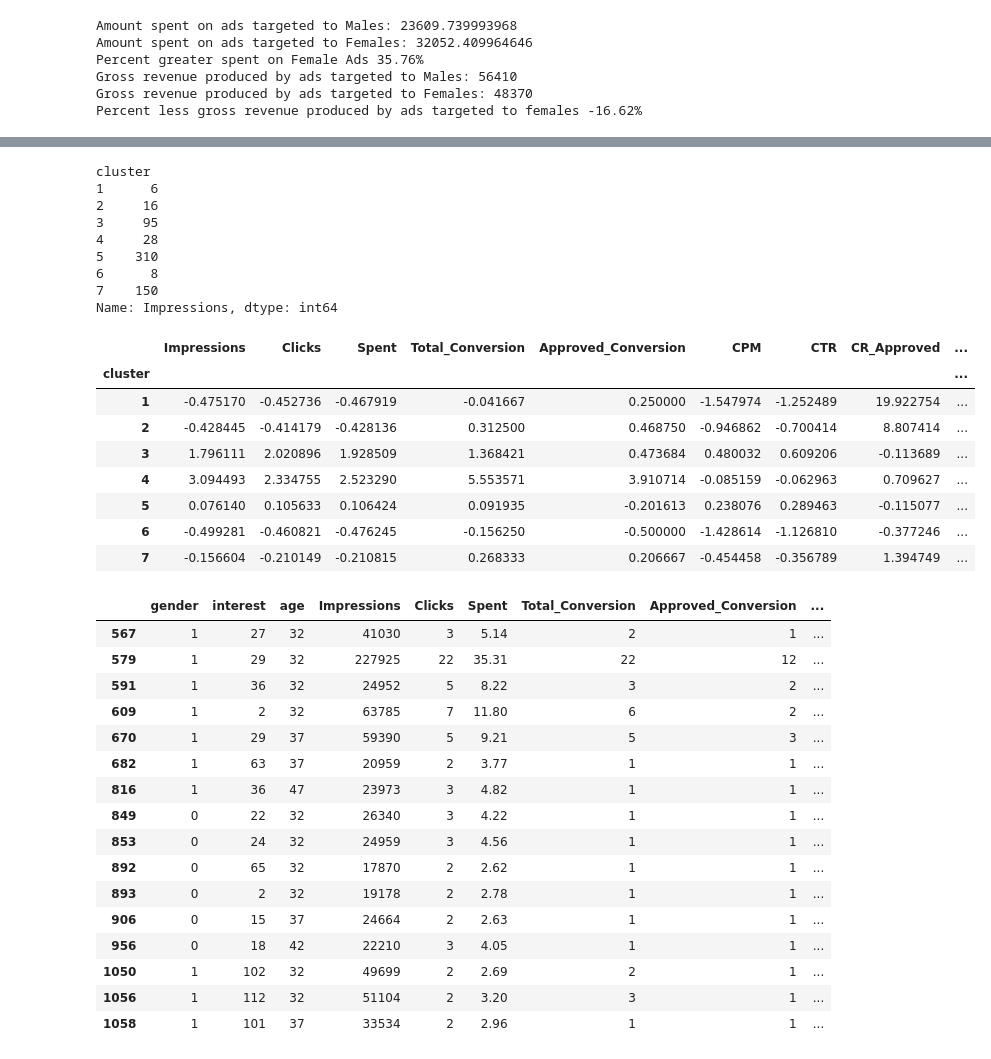
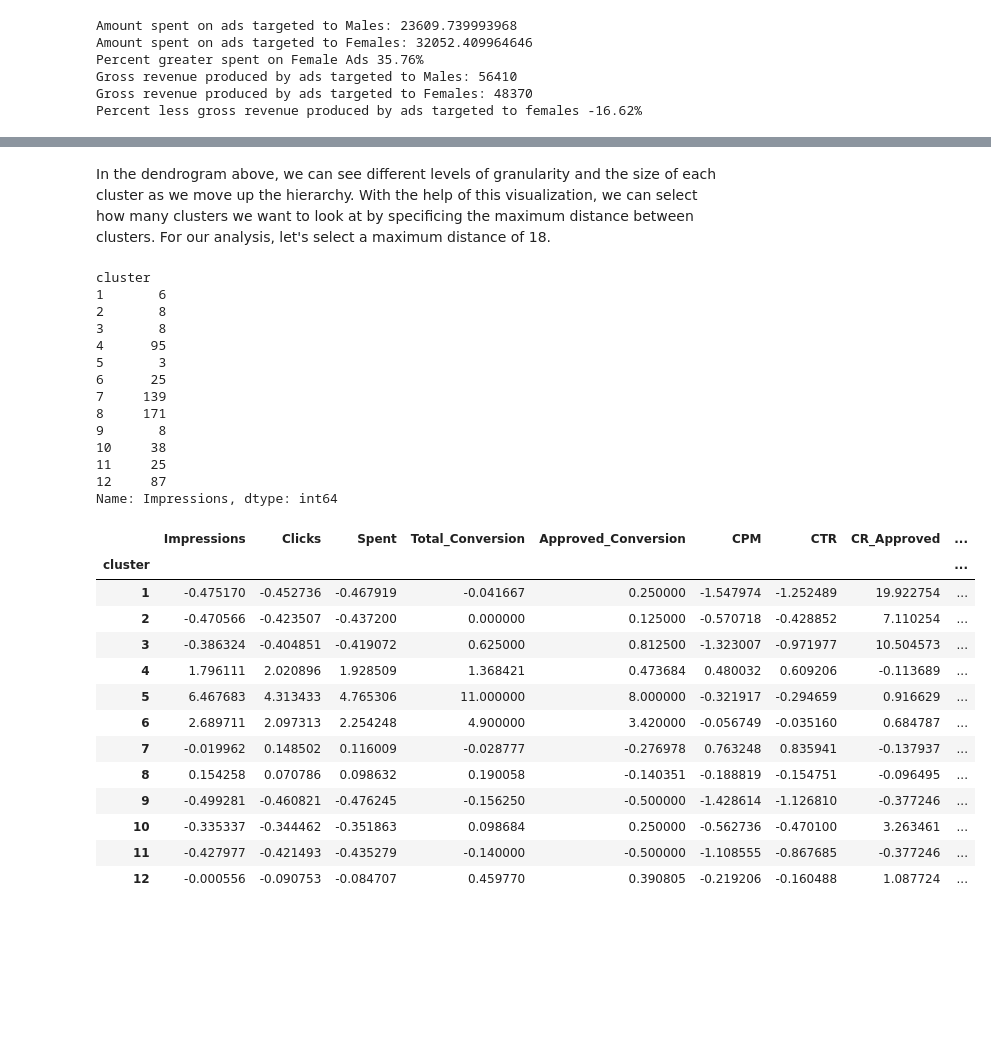
Before and after one commit to mgthometz/facebookads, a Jupyter notebook: fb_ad_analysis.ipynb, the cells around one changed output, grey strips where cells are left out. Cells and saved outputs as stored; diff of their text form; code cells hidden in the pictures; blank space fills up the shorter version.

```diff
--- a/fb_ad_analysis.ipynb
+++ b/fb_ad_analysis.ipynb
@@ -509,47 +511,39 @@ a=plot_dendrogram(Z=Z,p=30,truncate_mode='lastp',max_d=48,leaf_rotation=90.,
+# %% [markdown]
+In the dendrogram above, we can see different levels of granularity and the size of each cluster as we move up the hierarchy.  With the help of this visualization, we can select how many clusters we want to look at by specificing the maximum distance between clusters.  For our analysis, let's select a maximum distance of 18.
 # %%
-max_d=35
+#Specify max distance between clusters
+max_d=18
 clusters = fcluster(Z, max_d, criterion='distance')
 num_scaled['cluster'] = clusters
 campaign_clust['cluster'] = clusters
 print(num_scaled.groupby('cluster').count().iloc[:,0])
 num_scaled.groupby('cluster').mean()
 # %% [output]
 cluster
-1      6
-2     16
-3     95
-4     28
-5    310
-6      8
-7    150
+1       6
+2       8
+3       8
+4      95
+5       3
+6      25
+7     139
+8     171
+9       8
+10     38
+11     25
+12     87
 Name: Impressions, dtype: int64
 |  | Impressions | Clicks | Spent | Total_Conversion | Approved_Conversion | CPM | CTR | CR_Approved | ... |
 | cluster |  |  |  |  |  |  |  |  | ... |
 | 1 | -0.475170 | -0.452736 | -0.467919 | -0.041667 | 0.250000 | -1.547974 | -1.252489 | 19.922754 | ... |
-| 2 | -0.428445 | -0.414179 | -0.428136 | 0.312500 | 0.468750 | -0.946862 | -0.700414 | 8.807414 | ... |
-| 3 | 1.796111 | 2.020896 | 1.928509 | 1.368421 | 0.473684 | 0.480032 | 0.609206 | -0.113689 | ... |
-| 4 | 3.094493 | 2.334755 | 2.523290 | 5.553571 | 3.910714 | -0.085159 | -0.062963 | 0.709627 | ... |
-| 5 | 0.076140 | 0.105633 | 0.106424 | 0.091935 | -0.201613 | 0.238076 | 0.289463 | -0.115077 | ... |
-| 6 | -0.499281 | -0.460821 | -0.476245 | -0.156250 | -0.500000 | -1.428614 | -1.126810 | -0.377246 | ... |
-| 7 | -0.156604 | -0.210149 | -0.210815 | 0.268333 | 0.206667 | -0.454458 | -0.356789 | 1.394749 | ... |
+| 2 | -0.470566 | -0.423507 | -0.437200 | 0.000000 | 0.125000 | -0.570718 | -0.428852 | 7.110254 | ... |
+| 3 | -0.386324 | -0.404851 | -0.419072 | 0.625000 | 0.812500 | -1.323007 | -0.971977 | 10.504573 | ... |
+| 4 | 1.796111 | 2.020896 | 1.928509 | 1.368421 | 0.473684 | 0.480032 | 0.609206 | -0.113689 | ... |
+| 5 | 6.467683 | 4.313433 | 4.765306 | 11.000000 | 8.000000 | -0.321917 | -0.294659 | 0.916629 | ... |
+| 6 | 2.689711 | 2.097313 | 2.254248 | 4.900000 | 3.420000 | -0.056749 | -0.035160 | 0.684787 | ... |
+| 7 | -0.019962 | 0.148502 | 0.116009 | -0.028777 | -0.276978 | 0.763248 | 0.835941 | -0.137937 | ... |
+| 8 | 0.154258 | 0.070786 | 0.098632 | 0.190058 | -0.140351 | -0.188819 | -0.154751 | -0.096495 | ... |
+| 9 | -0.499281 | -0.460821 | -0.476245 | -0.156250 | -0.500000 | -1.428614 | -1.126810 | -0.377246 | ... |
+| 10 | -0.335337 | -0.344462 | -0.351863 | 0.098684 | 0.250000 | -0.562736 | -0.470100 | 3.263461 | ... |
+| 11 | -0.427977 | -0.421493 | -0.435279 | -0.140000 | -0.500000 | -1.108555 | -0.867685 | -0.377246 | ... |
+| 12 | -0.000556 | -0.090753 | -0.084707 | 0.459770 | 0.390805 | -0.219206 | -0.160488 | 1.087724 | ... |
-# %%
-#Inspect cluster 1
-campaign_clust[campaign_clust['cluster']==2]
-# %% [output]
-|  | gender | interest | age | Impressions | Clicks | Spent | Total_Conversion | Approved_Conversion | ... |
-| 567 | 1 | 27 | 32 | 41030 | 3 | 5.14 | 2 | 1 | ... |
-| 579 | 1 | 29 | 32 | 227925 | 22 | 35.31 | 22 | 12 | ... |
-| 591 | 1 | 36 | 32 | 24952 | 5 | 8.22 | 3 | 2 | ... |
-| 609 | 1 | 2 | 32 | 63785 | 7 | 11.80 | 6 | 2 | ... |
-| 670 | 1 | 29 | 37 | 59390 | 5 | 9.21 | 5 | 3 | ... |
-| 682 | 1 | 63 | 37 | 20959 | 2 | 3.77 | 1 | 1 | ... |
-| 816 | 1 | 36 | 47 | 23973 | 3 | 4.82 | 1 | 1 | ... |
-| 849 | 0 | 22 | 32 | 26340 | 3 | 4.22 | 1 | 1 | ... |
-| 853 | 0 | 24 | 32 | 24959 | 3 | 4.56 | 1 | 1 | ... |
-| 892 | 0 | 65 | 32 | 17870 | 2 | 2.62 | 1 | 1 | ... |
-| 893 | 0 | 2 | 32 | 19178 | 2 | 2.78 | 1 | 1 | ... |
-| 906 | 0 | 15 | 37 | 24664 | 2 | 2.63 | 1 | 1 | ... |
-| 956 | 0 | 18 | 42 | 22210 | 3 | 4.05 | 1 | 1 | ... |
-| 1050 | 1 | 102 | 32 | 49699 | 2 | 2.69 | 2 | 1 | ... |
-| 1056 | 1 | 112 | 32 | 51104 | 2 | 3.20 | 3 | 1 | ... |
-| 1058 | 1 | 101 | 37 | 33534 | 2 | 2.96 | 1 | 1 | ... |
```
Also changed, not shown: parts of 13 cells of this notebook.
